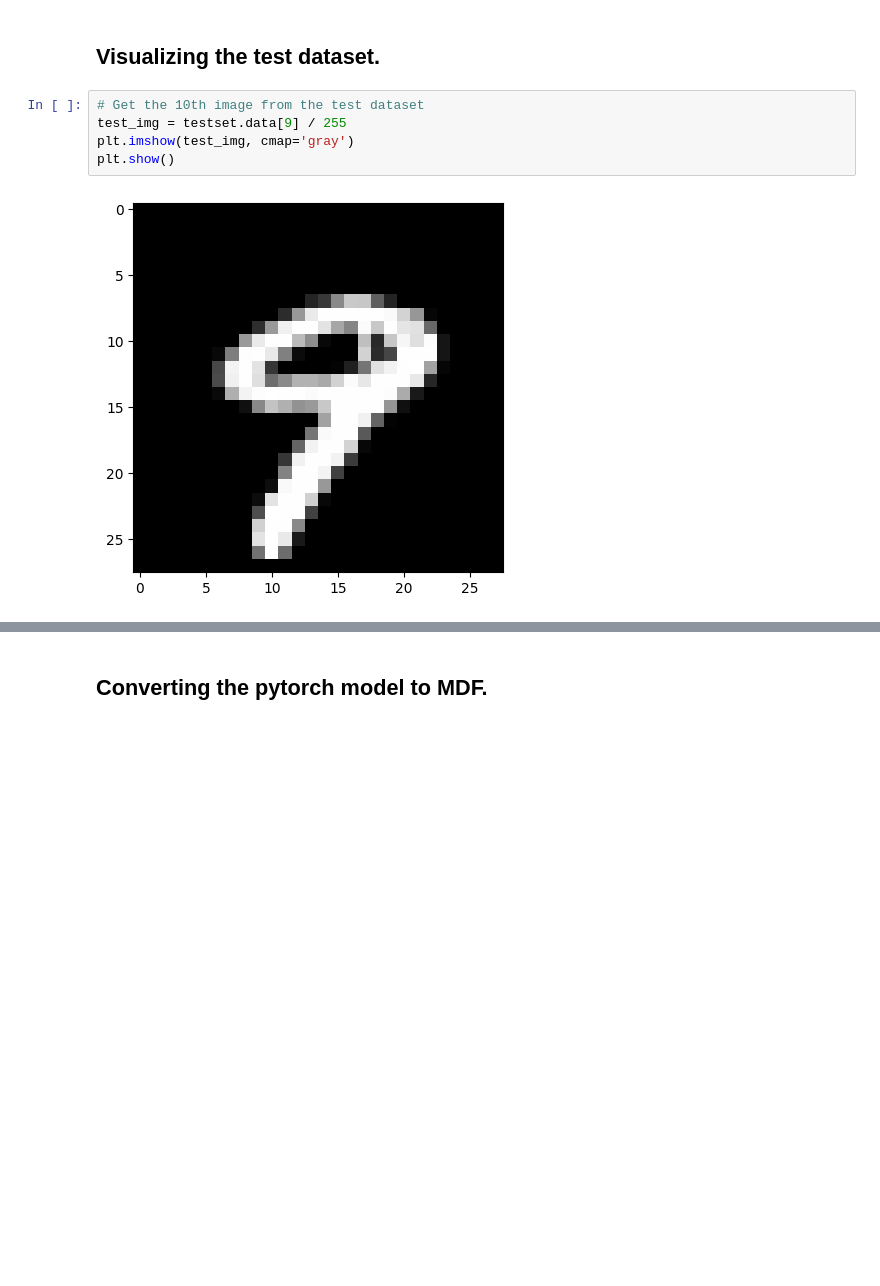
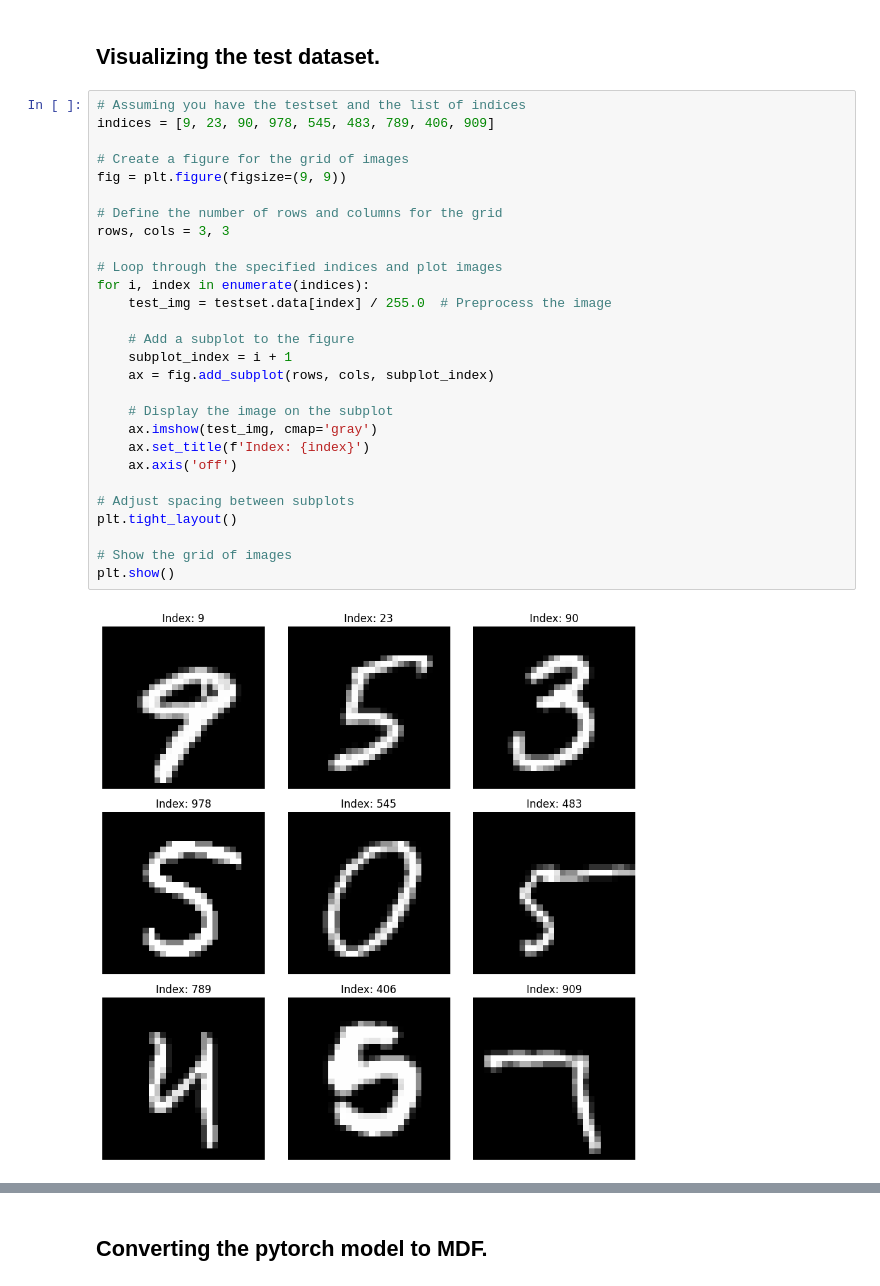
Before and after one commit to ModECI/MDF, a Jupyter notebook: examples/PyTorch/MDF_PyTorch_Benchmark/pytorch_and_mdf_speed_comparison.ipynb, the cells around one changed output, grey strips where cells are left out. Saved outputs shown, nothing was run; the diff lists cells and outputs as text; blank space fills up the shorter version.

```diff
--- a/examples/PyTorch/MDF_PyTorch_Benchmark/pytorch_and_mdf_speed_comparison.ipynb
+++ b/examples/PyTorch/MDF_PyTorch_Benchmark/pytorch_and_mdf_speed_comparison.ipynb
@@ -168,11 +168,34 @@ SimpleModel(
 )
 # %% [markdown]
 ## Visualizing the test dataset.
-# %%
-# Get the 10th image from the test dataset
-test_img = testset.data[9] / 255
-plt.imshow(test_img, cmap='gray')
-plt.show()
-# %% [output]
-[figure, removed]
+# %%
+# Assuming you have the testset and the list of indices
+indices = [9, 23, 90, 978, 545, 483, 789, 406, 909]
+
+# Create a figure for the grid of images
+fig = plt.figure(figsize=(9, 9))
+
+# Define the number of rows and columns for the grid
+rows, cols = 3, 3
+
+# Loop through the specified indices and plot images
+for i, index in enumerate(indices):
+    test_img = testset.data[index] / 255.0  # Preprocess the image
+
+    # Add a subplot to the figure
+    subplot_index = i + 1
+    ax = fig.add_subplot(rows, cols, subplot_index)
+
+    # Display the image on the subplot
+    ax.imshow(test_img, cmap='gray')
+    ax.set_title(f'Index: {index}')
+    ax.axis('off')
+
+# Adjust spacing between subplots
+plt.tight_layout()
+
+# Show the grid of images
+plt.show()
+# %% [output]
+[figure, added]
 # %% [markdown]
```
Also changed, not shown: parts of 10 cells of this notebook.
